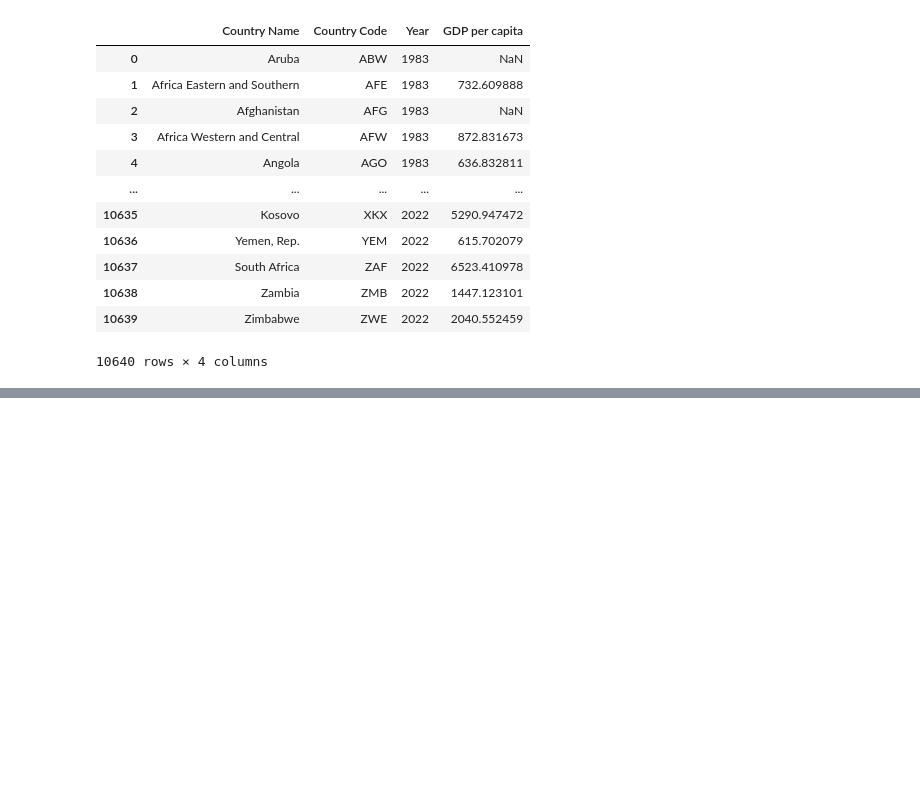
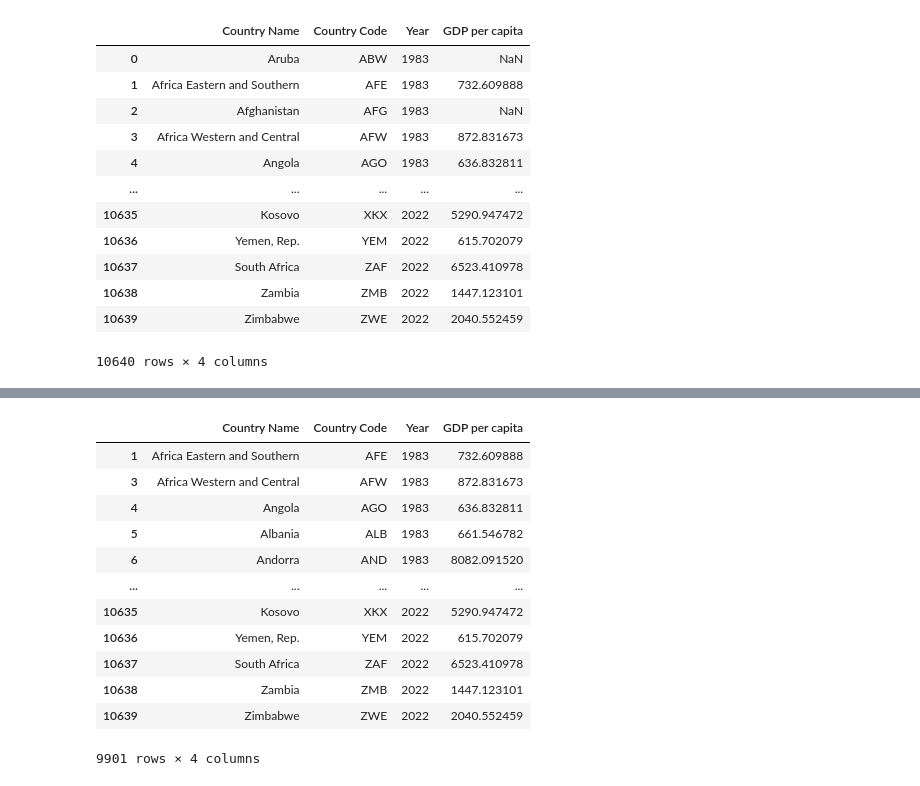
Before and after one commit to mathisjankovic/Correllation-between-GPD-evolution-and-happiness, a Jupyter notebook: GDPperCapvsHappiness.ipynb, the cells around one changed output, grey strips where cells are left out. Cells and saved outputs as stored; diff of their text form; code cells hidden in the pictures; blank space fills up the shorter version.

```diff
--- a/GDPperCapvsHappiness.ipynb
+++ b/GDPperCapvsHappiness.ipynb
@@ -144,0 +174,21 @@ dtype: object
+# %%
+gdppercap_without_null = (
+    gdppercap_filtered
+    .dropna(subset=['GDP per capita'])
+)
+
+gdppercap_without_null
+# %% [output]
+|  | Country Name | Country Code | Year | GDP per capita |
+| 1 | Africa Eastern and Southern | AFE | 1983 | 732.609888 |
+| 3 | Africa Western and Central | AFW | 1983 | 872.831673 |
+| 4 | Angola | AGO | 1983 | 636.832811 |
+| 5 | Albania | ALB | 1983 | 661.546782 |
+| 6 | Andorra | AND | 1983 | 8082.091520 |
+| ... | ... | ... | ... | ... |
+| 10635 | Kosovo | XKX | 2022 | 5290.947472 |
+| 10636 | Yemen, Rep. | YEM | 2022 | 615.702079 |
+| 10637 | South Africa | ZAF | 2022 | 6523.410978 |
+| 10638 | Zambia | ZMB | 2022 | 1447.123101 |
+| 10639 | Zimbabwe | ZWE | 2022 | 2040.552459 |
+9901 rows × 4 columns
```
Also changed, not shown: parts of 11 cells of this notebook.
